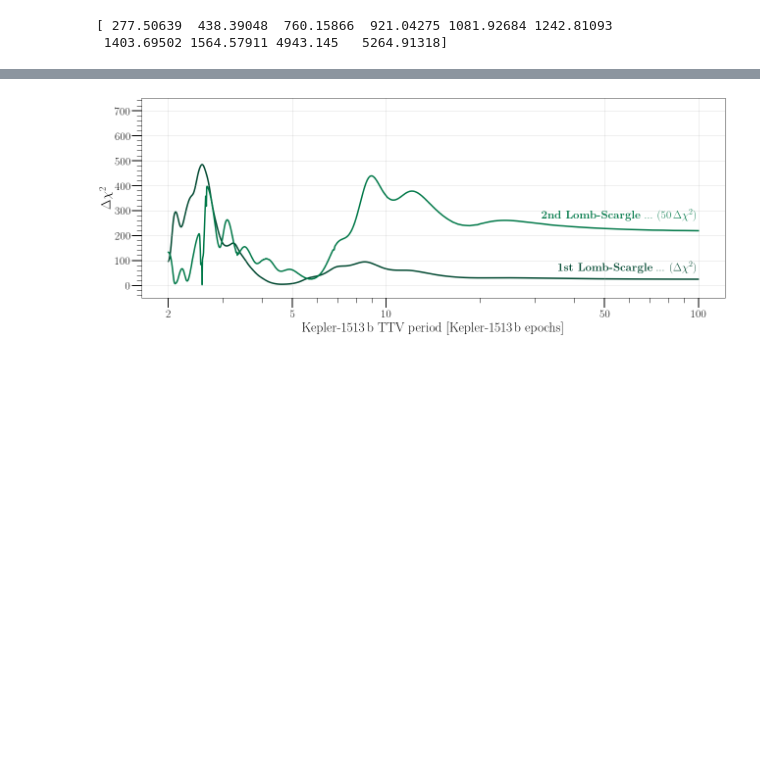
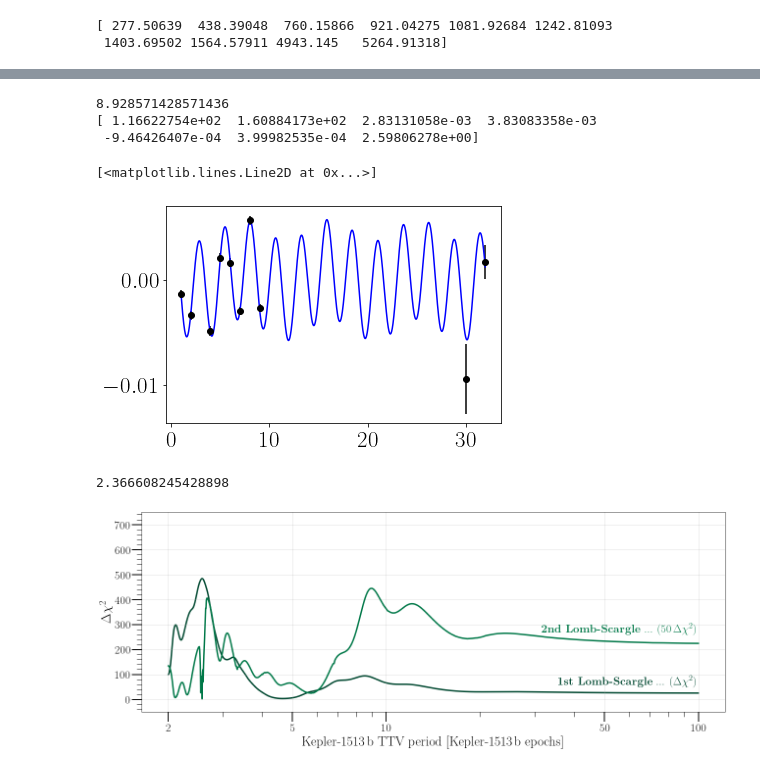
Before and after one commit to dyahalomi/Kepler1513, a Jupyter notebook: lombscargle/make_lombscargle_2waves.ipynb, the cells around one changed output, grey strips where cells are left out. Drawn from its saved outputs; the diff is of its cells as text; code cells hidden in the pictures; blank space fills up the shorter version.

```diff
--- a/lombscargle/make_lombscargle_2waves.ipynb
+++ b/lombscargle/make_lombscargle_2waves.ipynb
@@ -153,5 +68,5 @@ def get_BIC(num_params, num_data_points, log_likelihood):
 # %%
-def get_times_model_2waves(epochs, T0, P, P1_ttv, alpha1_ttv, beta1_ttv, alpha2_ttv, beta2_ttv):
+def get_times_model_2waves(epochs, T0, P, alpha1_ttv, beta1_ttv, alpha2_ttv, beta2_ttv, P1_ttv):
     linear = P*epochs
     wave1 = alpha1_ttv*np.sin((2*np.pi*epochs/ P1_ttv)) +  beta1_ttv*np.cos((2*np.pi*epochs/ P1_ttv))
     wave2 = alpha2_ttv*np.sin((2*np.pi*epochs/ P2_ttv)) +  beta2_ttv*np.cos((2*np.pi*epochs/ P2_ttv))
@@ -318,3 +195,57 @@ plt.plot(epochs_plot, ttvs_max_model, 'b')
+# %%
+chisq_total_grid = []
+p_guess = np.append(max_fast_model, [0,0,max_fast_period])
+for P2_ttv in Pgrid:
+    #P2_ttv = max_fast_period
+    a_model,_  = optimize.curve_fit(get_times_model_2waves, epochs, times,
+                                    sigma=times_err, absolute_sigma = True,p0 = p_guess)
+    times_a_model = get_times_model_2waves(epochs, *a_model)
+    a_chisq = get_chisq(times, times_a_model, times_err)
+    delta_chisq = null_chisq - a_chisq
+
+    chisq_total_grid.append(delta_chisq)
+# %%
+#find max chisq slow ttv
+max_slow_chisq = 0
+max_slow_ind = None
+max_slow_period = None
+for ii in range(0, len(chisq_grid)):
+    chisq = chisq_grid[ii]
+    period = Pgrid[ii]
+    if chisq > max_slow_chisq:
+        max_slow_ind = ii
+        max_slow_chisq = chisq
+        max_slow_period = period
+
+
+#recalculate the max-chisq model
+epochs_plot = np.arange(np.min(epochs), np.max(epochs), 0.01)
+P2_ttv = max_slow_period
+print(P2_ttv)
+max_model,_  = optimize.curve_fit(get_times_model_2waves, epochs, times,
+                                  sigma=times_err, absolute_sigma = True, p0=p_guess)
+print(max_model)
+ttvs_max_model = get_times_model_2waves(epochs_plot, *max_model) - get_times_null_model(epochs_plot, *max_model[0:2])
+
+ttvs_input = times - get_times_null_model(epochs, *max_model[0:2])
+
+plt.errorbar(epochs, ttvs_input, yerr=times_err, ls='', marker='o', color='k')
+plt.plot(epochs_plot, ttvs_max_model, 'b')
+# %% [output]
+8.928571428571436
+[ 1.16622754e+02  1.60884173e+02  2.83131058e-03  3.83083358e-03
+ -9.46426407e-04  3.99982535e-04  2.59806278e+00]
+[<matplotlib.lines.Line2D at 0x...>]
+[figure, added]
+# %%
+#determine max 2 ttv chisq
+chisq_2ttv = get_chisq(times, get_times_model_2waves(epochs, *max_model), times_err)
+
+
+
+print(chisq_2ttv)
+# %% [output]
+2.366608245428898
 # %%
 fig, ax = plt.subplots(1, figsize=[18, 7])
 
```
Also changed, not shown: parts of 18 cells of this notebook.
